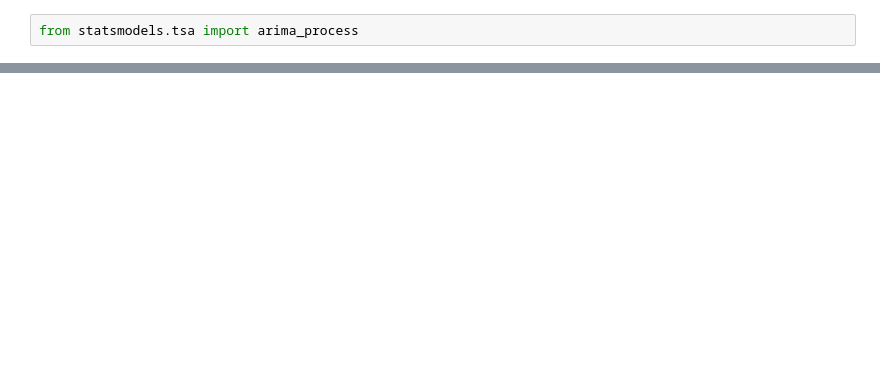
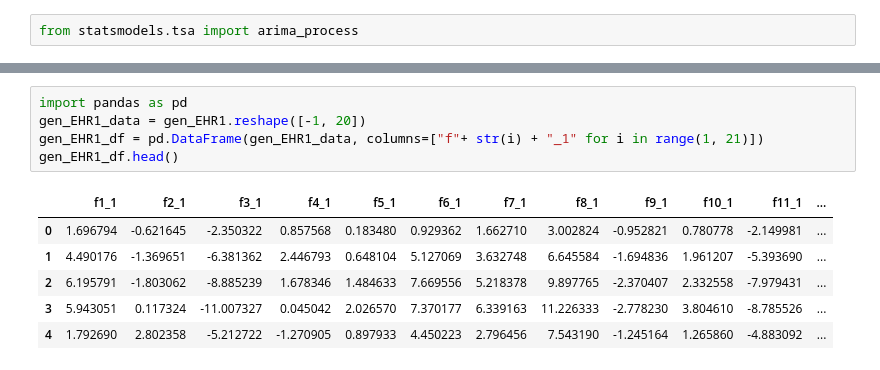
Before and after one commit to cuishuting/seq_to_seq_schema_matching, a Jupyter notebook: time_series_gen.ipynb, the cells around one changed output, grey strips where cells are left out. Cells and saved outputs as stored; diff of their text form; blank space fills up the shorter version.

```diff
--- a/time_series_gen.ipynb
+++ b/time_series_gen.ipynb
@@ -26 +54,13 @@ gen_rec1.shape
+# %%
+import pandas as pd
+gen_EHR1_data = gen_EHR1.reshape([-1, 20])
+gen_EHR1_df = pd.DataFrame(gen_EHR1_data, columns=["f"+ str(i) + "_1" for i in range(1, 21)])
+gen_EHR1_df.head()
+# %% [output]
+|  | f1_1 | f2_1 | f3_1 | f4_1 | f5_1 | f6_1 | f7_1 | f8_1 | f9_1 | f10_1 | f11_1 | ... |
+| 0 | 1.696794 | -0.621645 | -2.350322 | 0.857568 | 0.183480 | 0.929362 | 1.662710 | 3.002824 | -0.952821 | 0.780778 | -2.149981 | ... |
+| 1 | 4.490176 | -1.369651 | -6.381362 | 2.446793 | 0.648104 | 5.127069 | 3.632748 | 6.645584 | -1.694836 | 1.961207 | -5.393690 | ... |
+| 2 | 6.195791 | -1.803062 | -8.885239 | 1.678346 | 1.484633 | 7.669556 | 5.218378 | 9.897765 | -2.370407 | 2.332558 | -7.979431 | ... |
+| 3 | 5.943051 | 0.117324 | -11.007327 | 0.045042 | 2.026570 | 7.370177 | 6.339163 | 11.226333 | -2.778230 | 3.804610 | -8.785526 | ... |
+| 4 | 1.792690 | 2.802358 | -5.212722 | -1.270905 | 0.897933 | 4.450223 | 2.796456 | 7.543190 | -1.245164 | 1.265860 | -4.883092 | ... |
 # %%
```
Also changed, not shown: parts of 24 cells of this notebook.
